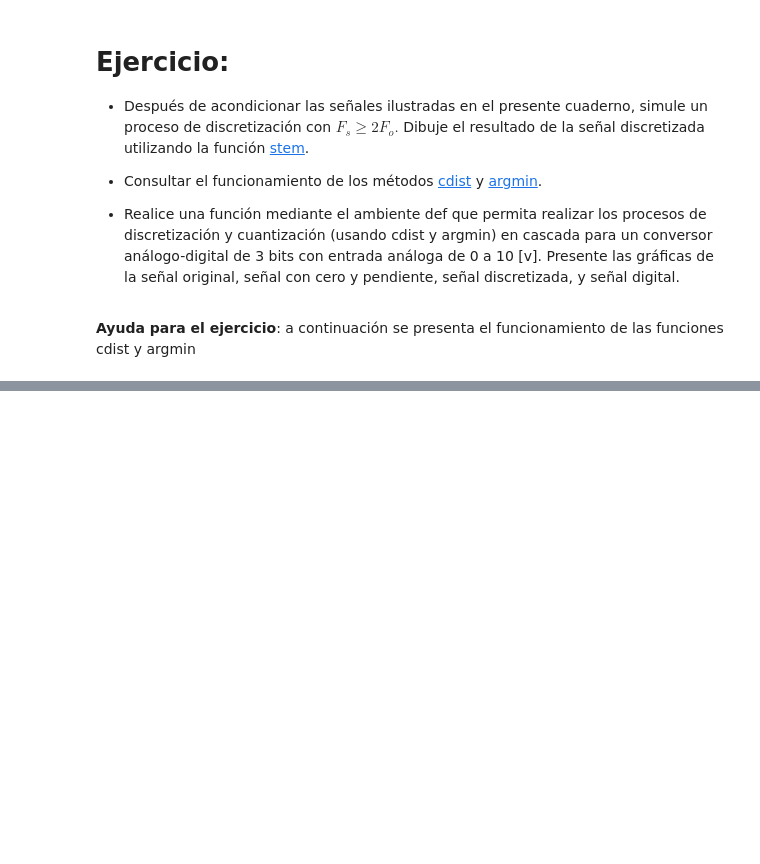
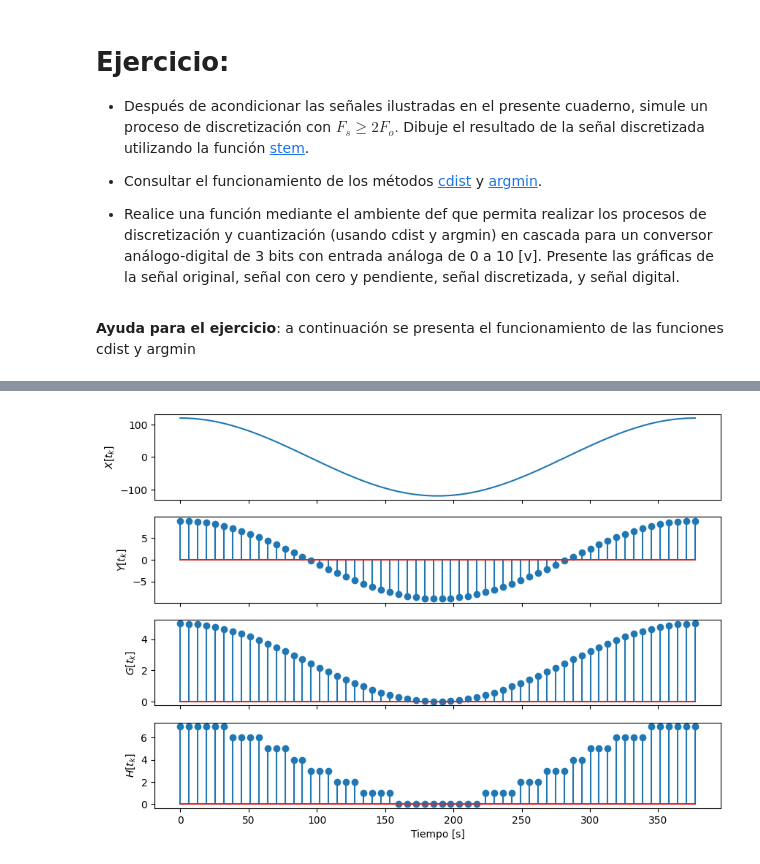
Before and after one commit to Locojuan9/se-ales_y_sistemas, a Jupyter notebook: 1_IntroduccionSyS/1_IntroNumpy_SyS.ipynb, the cells around one changed output, grey strips where cells are left out. Saved outputs shown, nothing was run; the diff lists cells and outputs as text; code cells hidden in the pictures; blank space fills up the shorter version.

```diff
--- a/1_IntroduccionSyS/1_IntroNumpy_SyS.ipynb
+++ b/1_IntroduccionSyS/1_IntroNumpy_SyS.ipynb
@@ -383,0 +423,26 @@ print(y[50],ind[50],ve) # para y[50] = 0.58, el estado más cercano en ve es el
+# %%
+plt.figure(figsize=(10, 7))
+
+ax1 = plt.subplot(411)
+plt.plot(tv, y)
+plt.tick_params('x', labelbottom=False)
+plt.ylabel('$X[t_k]$')
+
+plt.subplot(412, sharex=ax1)
+plt.stem(tv, yd)
+plt.tick_params('x', labelbottom=False)
+plt.ylabel('$Y[t_k]$')
+
+plt.subplot(413, sharex=ax1)
+plt.stem(tv, yso)
+plt.tick_params('x', labelbottom=False)
+plt.ylabel('$G[t_k]$')
+
+plt.subplot(414, sharex=ax1)
+plt.stem(tv, ydgt)
+plt.xlabel('Tiempo [s]')
+plt.ylabel('$H[t_k]$')
+
+plt.show()
+# %% [output]
+[figure, added]
```
Also changed, not shown: parts of 6 cells of this notebook.
